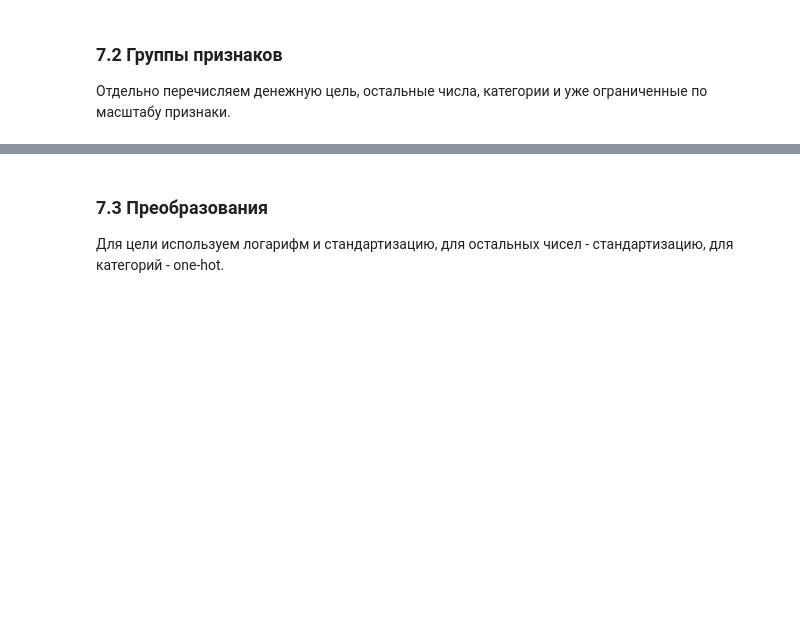
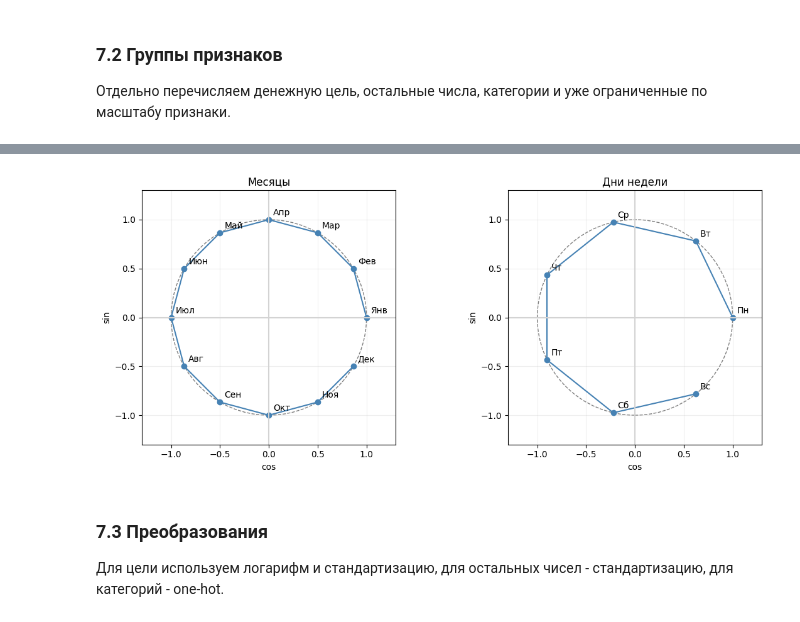
Before and after one commit to Copy4Nick/kickstarter-analysis, a Jupyter notebook: 02_Kickstarter_Preprocessing.ipynb, the cells around one changed output, grey strips where cells are left out. Saved outputs shown, nothing was run; the diff lists cells and outputs as text; code cells hidden in the pictures; blank space fills up the shorter version.

```diff
--- a/02_Kickstarter_Preprocessing.ipynb
+++ b/02_Kickstarter_Preprocessing.ipynb
@@ -366,3 +377,35 @@ def make_features(frame):
+# %%
+fig, axes = plt.subplots(1, 2, figsize=(12, 5))
+
+# Месяцы: угол делает полный оборот за 12 месяцев.
+month_number = np.arange(12)
+month_angle = 2 * np.pi * month_number / 12
+month_x = np.cos(month_angle)
+month_y = np.sin(month_angle)
+
+# Дни недели: полный оборот за 7 дней.
+weekday_number = np.arange(7)
+weekday_angle = 2 * np.pi * weekday_number / 7
+weekday_x = np.cos(weekday_angle)
+weekday_y = np.sin(weekday_angle)
+
+for ax, x, y, labels, title in [
+    (axes[0], month_x, month_y, ['Янв','Фев','Мар','Апр','Май','Июн','Июл','Авг','Сен','Окт','Ноя','Дек'], 'Месяцы'),
+    (axes[1], weekday_x, weekday_y, ['Пн','Вт','Ср','Чт','Пт','Сб','Вс'], 'Дни недели')
+]:
+    circle = plt.Circle((0, 0), 1, fill=False, color='gray', linestyle='--')
+    ax.add_patch(circle)
+    ax.plot(x, y, 'o-', color='steelblue')
+    for px, py, label in zip(x, y, labels):
+        ax.annotate(label, (px, py), xytext=(5, 5), textcoords='offset points')
+    ax.axhline(0, color='lightgray')
+    ax.axvline(0, color='lightgray')
+    ax.set(title=title, xlabel='cos', ylabel='sin', aspect='equal', xlim=(-1.3, 1.3), ylim=(-1.3, 1.3))
+
+plt.tight_layout()
+plt.show()
+# %% [output]
+[figure, added]
 # %%
 X_train, X_test = make_features(train), make_features(test)
 y_train, y_test = train.target.copy(), test.target.copy()
```
Also changed, not shown: parts of 7 cells of this notebook.
